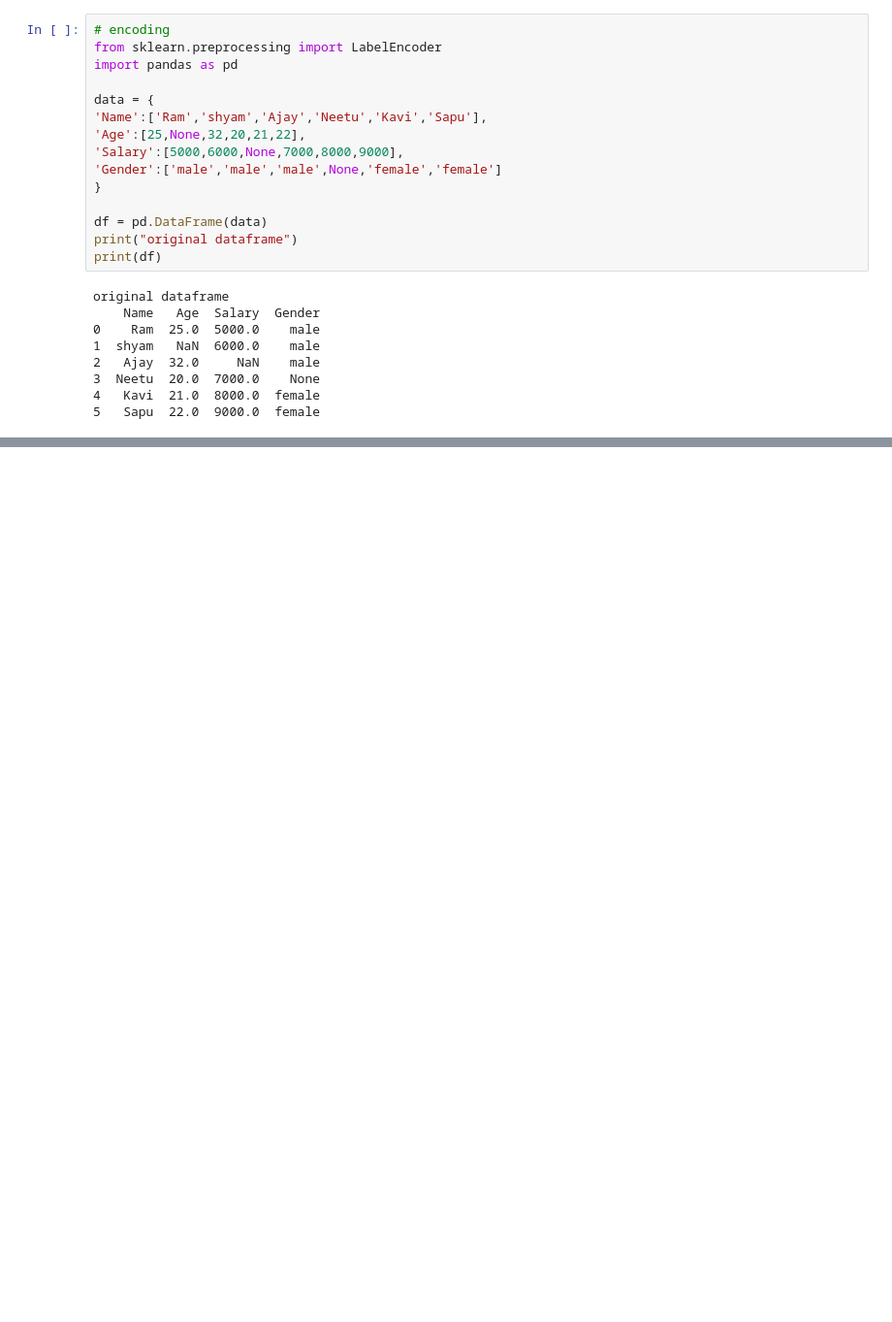
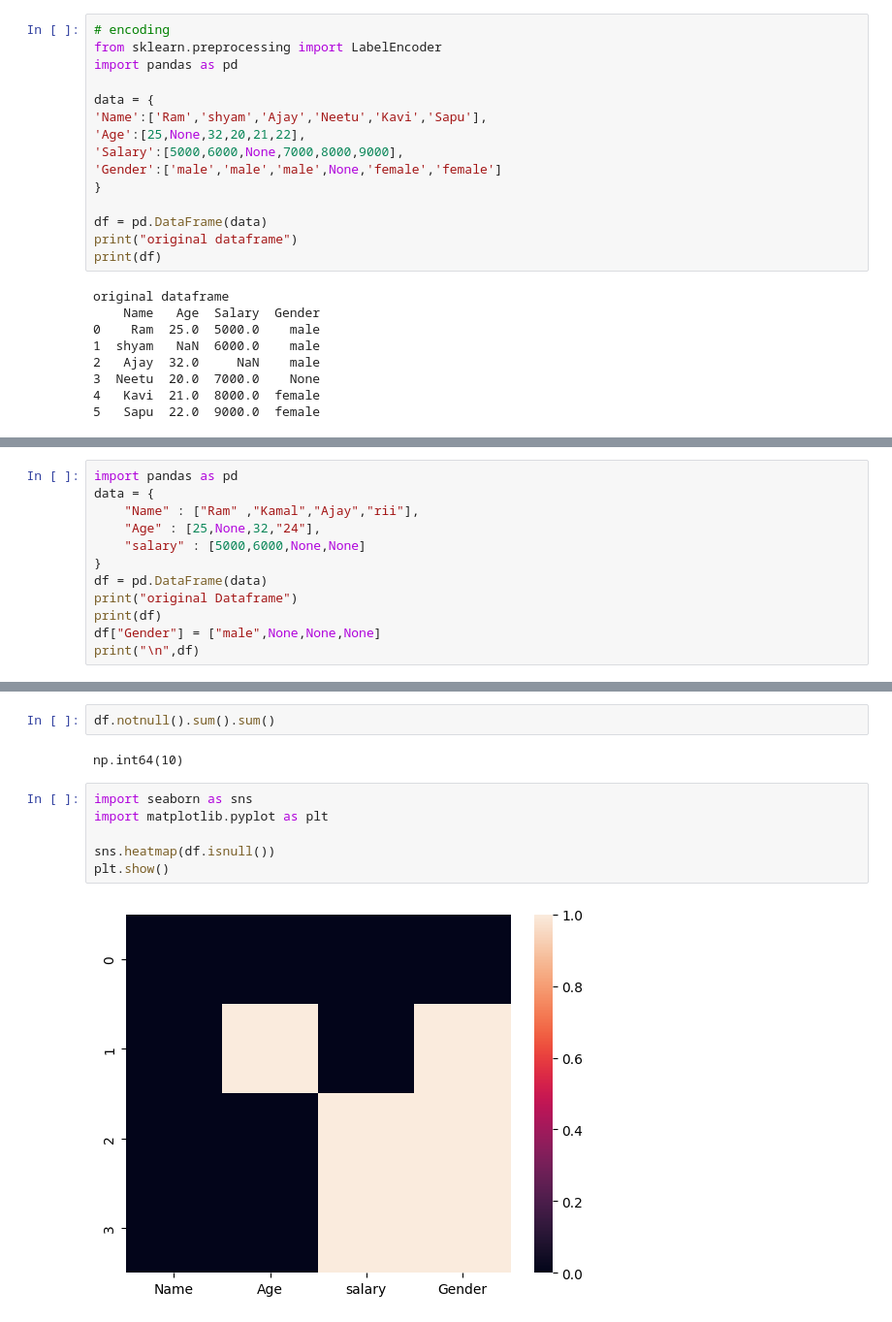
Before and after one commit to anjali801/Data-science-45-internship, a Jupyter notebook: Day22.ipynb, the cells around one changed output, grey strips where cells are left out. Shown at 97% size. Cells and saved outputs as stored; diff of their text form; blank space fills up the shorter version.

```diff
--- a/Day22.ipynb
+++ b/Day22.ipynb
@@ -141,0 +144,12 @@ original dataframe
+# %%
+import pandas as pd
+data = {
+    "Name" : ["Ram" ,"Kamal","Ajay","rii"],
+    "Age" : [25,None,32,"24"],
+    "salary" : [5000,6000,None,None]
+}
+df = pd.DataFrame(data)
+print("original Dataframe")
+print(df)
+df["Gender"] = ["male",None,None,None]
+print("\n",df)
@@ -141,0 +217,12 @@ original dataframe
+# %%
+df.notnull().sum().sum()
+# %% [output]
+np.int64(10)
+# %%
+import seaborn as sns
+import matplotlib.pyplot as plt
+
+sns.heatmap(df.isnull())
+plt.show()
+# %% [output]
+[figure, added]
```
Also changed, not shown: parts of 9 cells of this notebook.
